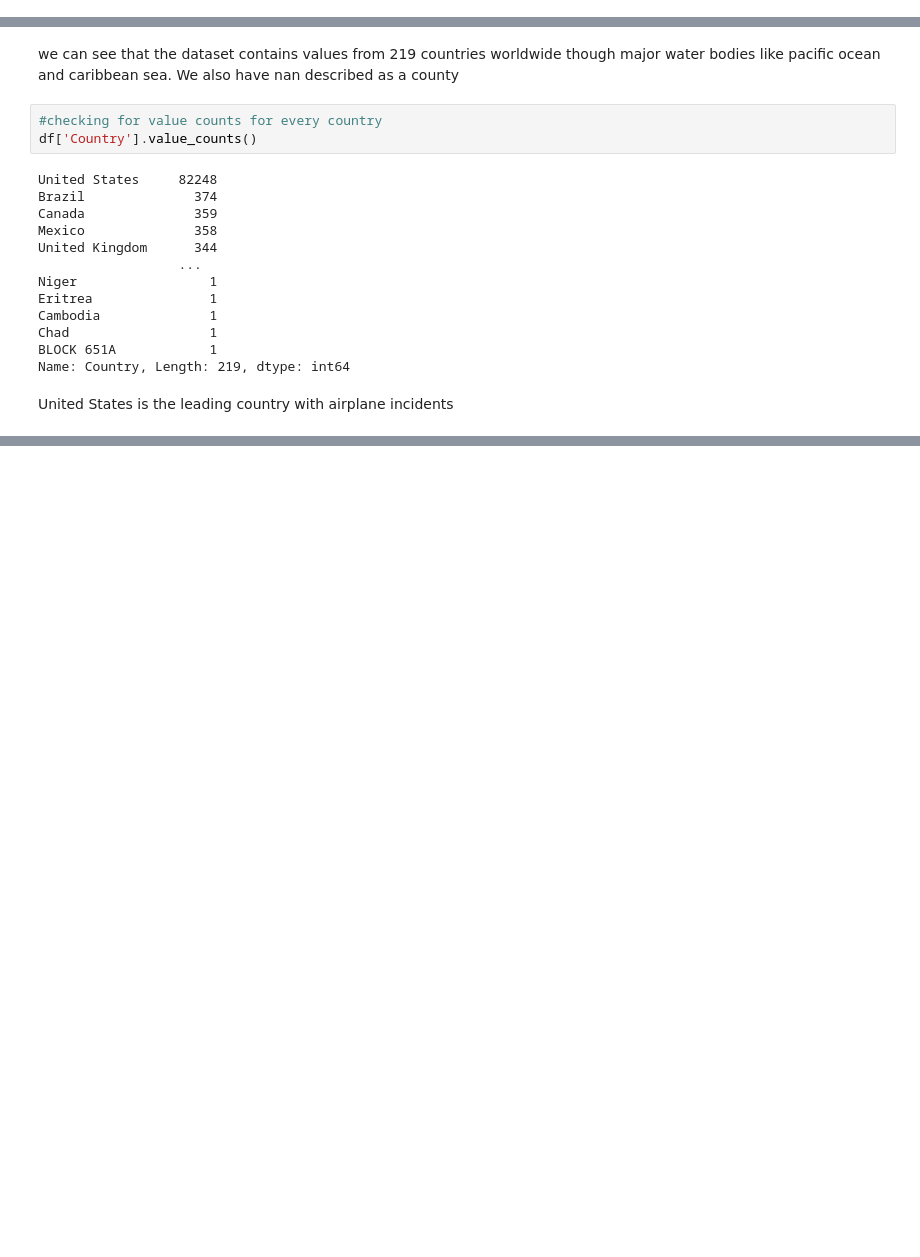
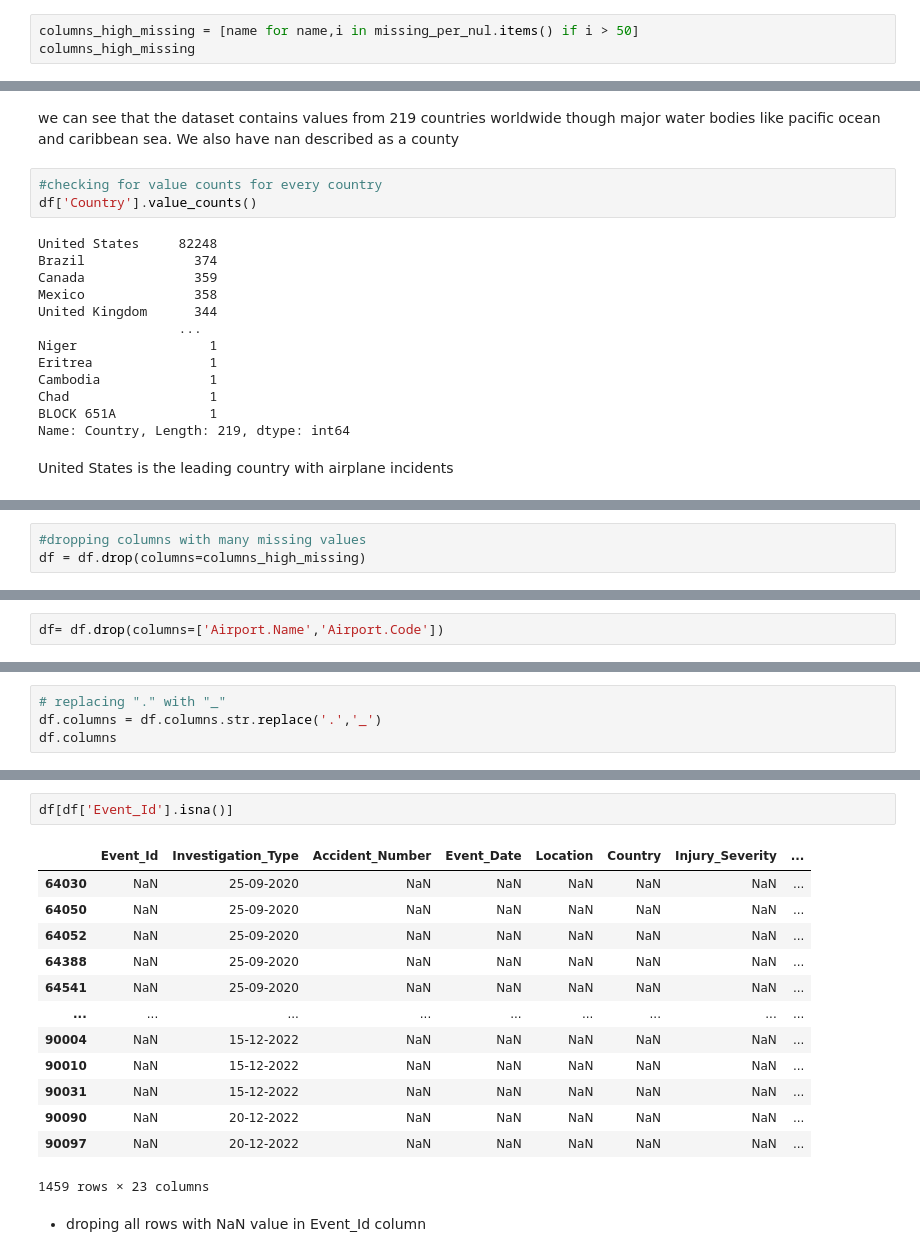
Before and after one commit to OchiengGideon/dsc-phase-1-project-v3, a Jupyter notebook: student.ipynb, the cells around one changed output, grey strips where cells are left out. Cells and saved outputs as stored; diff of their text form; blank space fills up the shorter version.

```diff
--- a/student.ipynb
+++ b/student.ipynb
@@ -155,0 +158,3 @@ dtype: float64
+# %%
+columns_high_missing = [name for name,i in missing_per_nul.items() if i > 50]
+columns_high_missing
@@ -225,0 +276,3 @@ United States is the leading country with airplane incidents
+# %%
+#dropping columns with many missing values
+df = df.drop(columns=columns_high_missing)
@@ -225,0 +293,2 @@ United States is the leading country with airplane incidents
+# %%
+df= df.drop(columns=['Airport.Name','Airport.Code'])
@@ -225,0 +297,4 @@ United States is the leading country with airplane incidents
+# %%
+# replacing "." with "_"
+df.columns = df.columns.str.replace('.','_')
+df.columns
@@ -225,0 +332,18 @@ United States is the leading country with airplane incidents
+# %%
+df[df['Event_Id'].isna()]
+# %% [output]
+|  | Event_Id | Investigation_Type | Accident_Number | Event_Date | Location | Country | Injury_Severity | ... |
+| 64030 | NaN | 25-09-2020 | NaN | NaN | NaN | NaN | NaN | ... |
+| 64050 | NaN | 25-09-2020 | NaN | NaN | NaN | NaN | NaN | ... |
+| 64052 | NaN | 25-09-2020 | NaN | NaN | NaN | NaN | NaN | ... |
+| 64388 | NaN | 25-09-2020 | NaN | NaN | NaN | NaN | NaN | ... |
+| 64541 | NaN | 25-09-2020 | NaN | NaN | NaN | NaN | NaN | ... |
+| ... | ... | ... | ... | ... | ... | ... | ... | ... |
+| 90004 | NaN | 15-12-2022 | NaN | NaN | NaN | NaN | NaN | ... |
+| 90010 | NaN | 15-12-2022 | NaN | NaN | NaN | NaN | NaN | ... |
+| 90031 | NaN | 15-12-2022 | NaN | NaN | NaN | NaN | NaN | ... |
+| 90090 | NaN | 20-12-2022 | NaN | NaN | NaN | NaN | NaN | ... |
+| 90097 | NaN | 20-12-2022 | NaN | NaN | NaN | NaN | NaN | ... |
+1459 rows × 23 columns
+# %% [markdown]
+* droping all rows with NaN value in Event_Id column
```
Also changed, not shown: parts of 24 cells of this notebook.
